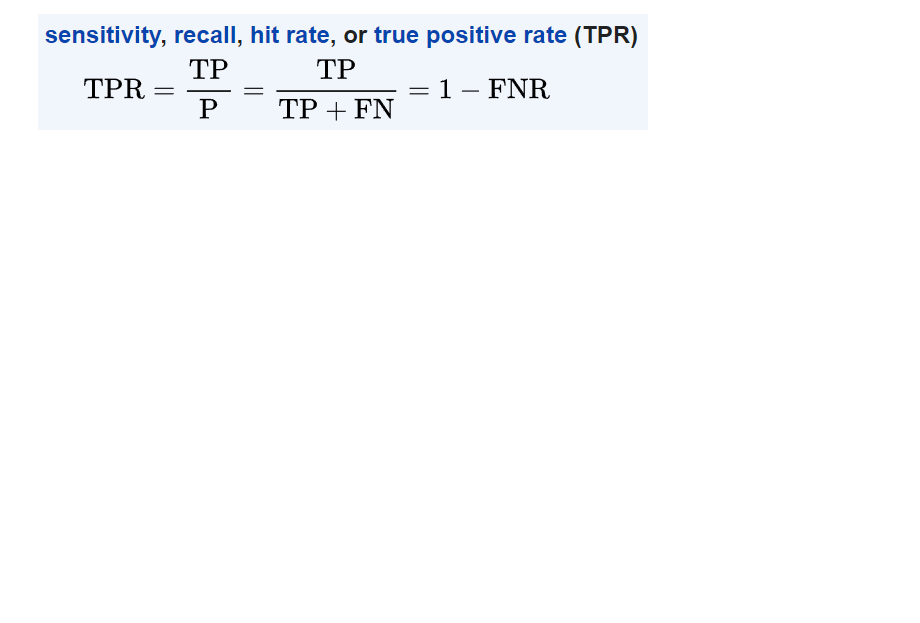
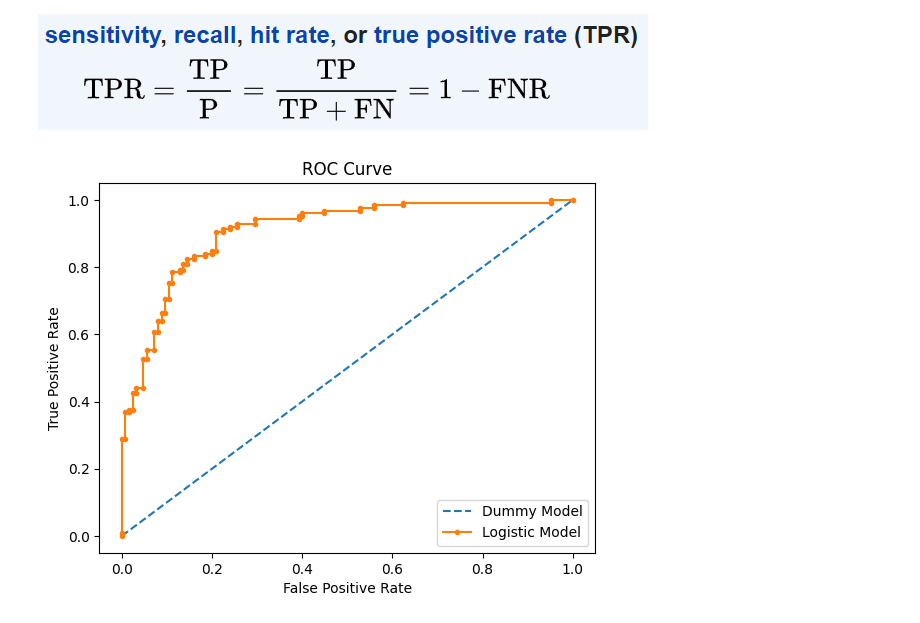
Before and after one commit to ricardorm10/Complete-Data-Science-With-Machine-Learning-And-NLP-2024, a Jupyter notebook: 6-Logistic Regression/Logistic Practicals/Logistic Regression Implementation.ipynb, the cells around one changed output. Saved outputs shown, nothing was run; the diff lists cells and outputs as text; code cells hidden in the pictures; blank space fills up the shorter version.

```diff
--- a/6-Logistic Regression/Logistic Practicals/Logistic Regression Implementation.ipynb
+++ b/6-Logistic Regression/Logistic Practicals/Logistic Regression Implementation.ipynb
@@ -584,3 +584,15 @@ model_fpr, model_tpr, _ = roc_curve(y_true=y_test, y_score=model_prob)
+# %%
+# Plot the ROC curve for the dummy model and the logistic regression model with pyplot
+pyplot.plot(dummy_fpr, dummy_tpr, linestyle='--', label='Dummy Model')
+pyplot.plot(model_fpr, model_tpr, marker='.', label='Logistic Model')
+
+# Add labels and title
+pyplot.xlabel('False Positive Rate')
+pyplot.ylabel('True Positive Rate')
+pyplot.title('ROC Curve')
+pyplot.legend();
+# %% [output]
+[figure, added]
 # %%
 thresholds
 # %% [output]
```
Also changed, not shown: parts of 12 cells of this notebook.
